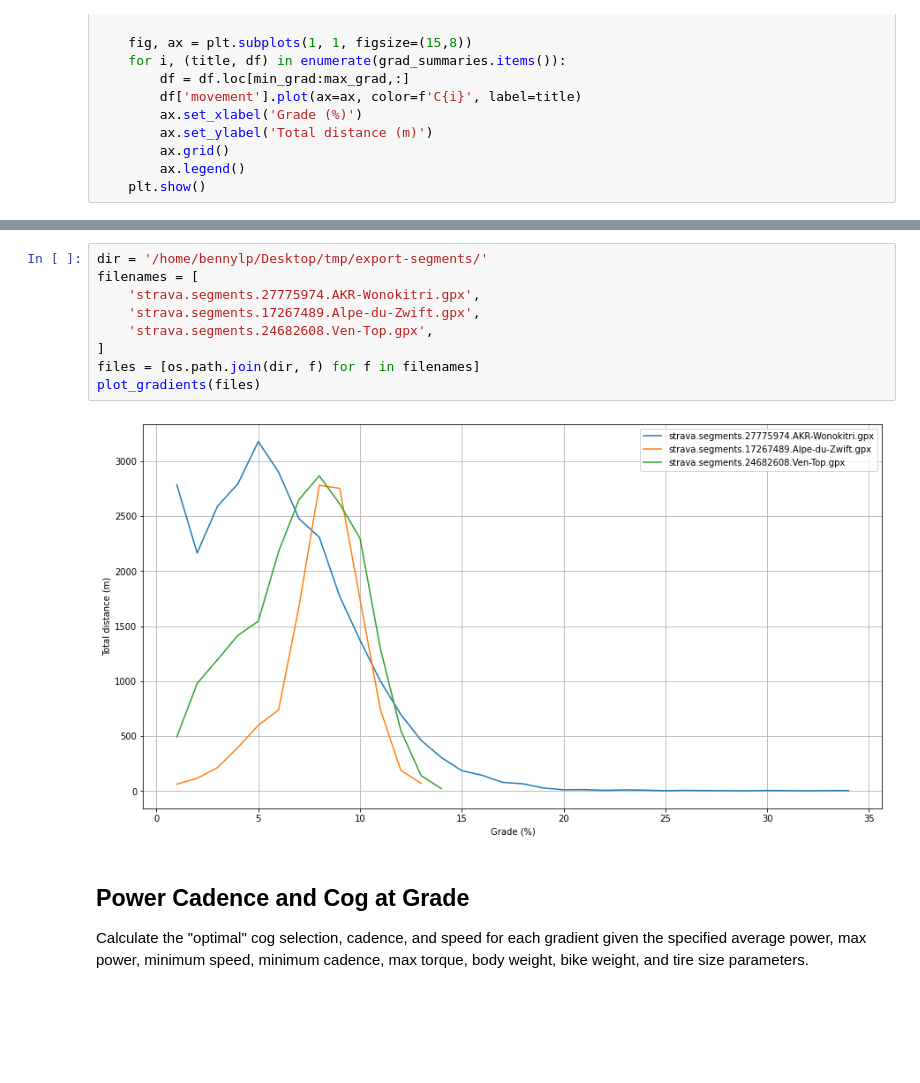
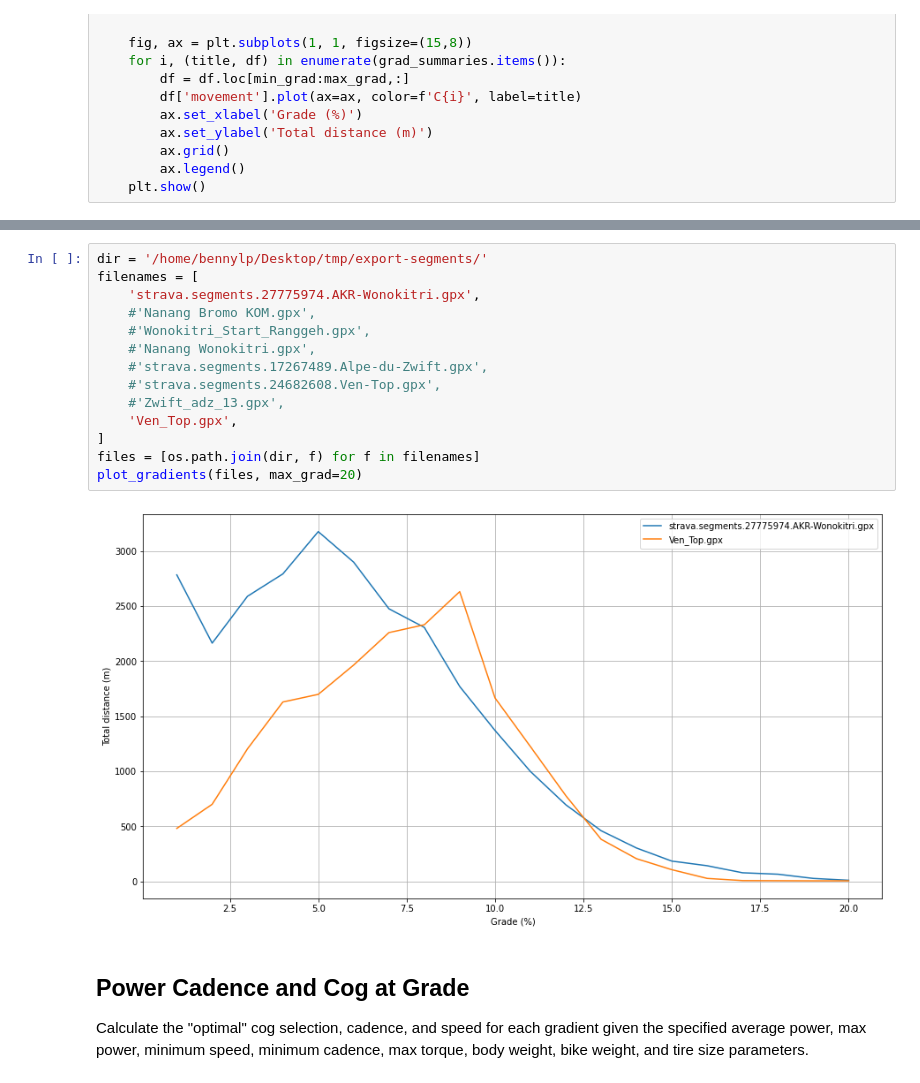
Before and after one commit to bennylp/zwift-training, a Jupyter notebook: Bike Calculator.ipynb, the cells around one changed output, grey strips where cells are left out. Cells and saved outputs as stored; diff of their text form; blank space fills up the shorter version.

```diff
--- a/Bike Calculator.ipynb
+++ b/Bike Calculator.ipynb
@@ -444,14 +528,19 @@ plot_gradients(files)
 # %%
 dir = '/home/bennylp/Desktop/tmp/export-segments/'
 filenames = [
     'strava.segments.27775974.AKR-Wonokitri.gpx',
-    'strava.segments.17267489.Alpe-du-Zwift.gpx',
-    'strava.segments.24682608.Ven-Top.gpx',
+    #'Nanang Bromo KOM.gpx',
+    #'Wonokitri_Start_Ranggeh.gpx',
+    #'Nanang Wonokitri.gpx',
+    #'strava.segments.17267489.Alpe-du-Zwift.gpx',
+    #'strava.segments.24682608.Ven-Top.gpx',
+    #'Zwift_adz_13.gpx',
+    'Ven_Top.gpx',
 ]
 files = [os.path.join(dir, f) for f in filenames]
-plot_gradients(files)
+plot_gradients(files, max_grad=20)
 # %% [output]
-[figure, old version]
+[figure, new version]
 # %% [markdown]
 ## Power Cadence and Cog at Grade
 
```
Also changed, not shown: parts of 10 cells of this notebook, 1 other file.
